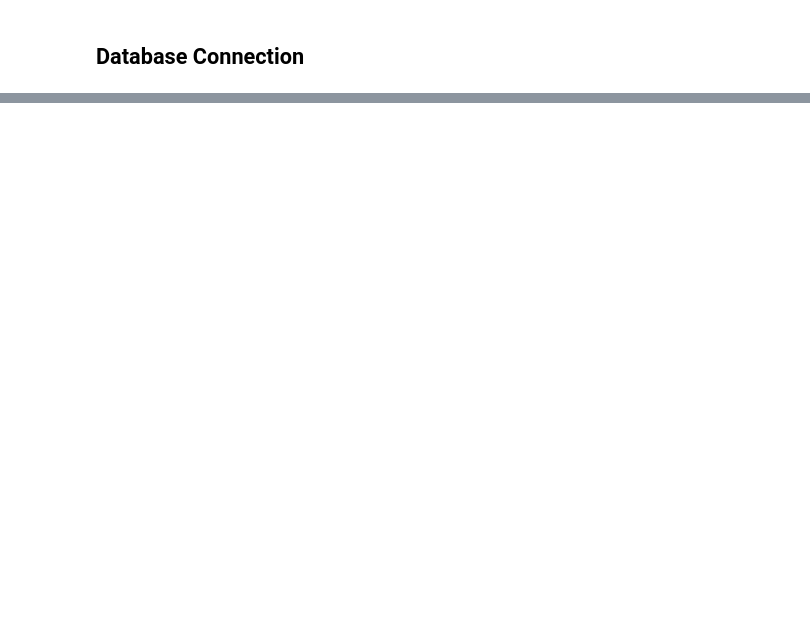
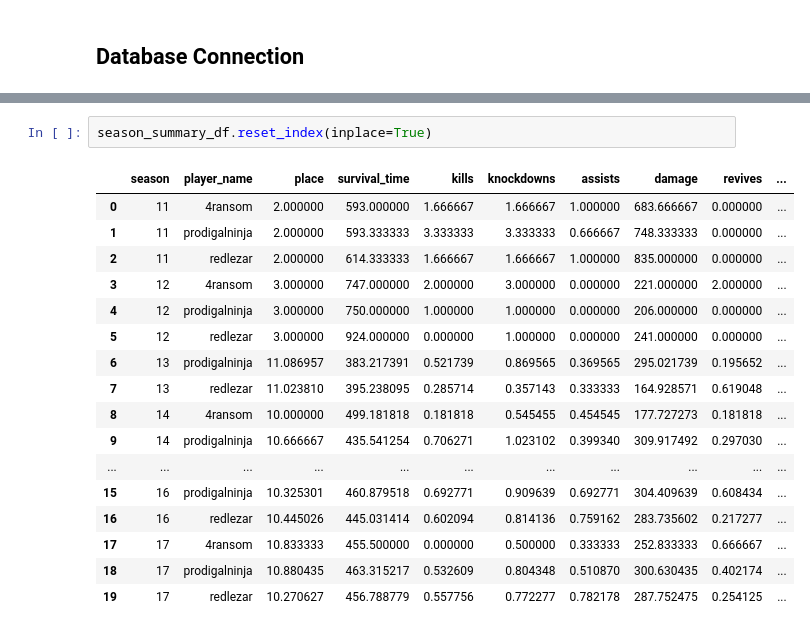
Before and after one commit to eqnguyen/apex-ocr-server, a Jupyter notebook: notebooks/data_explorer.ipynb, the cells around one changed output, grey strips where cells are left out. Cells and saved outputs as stored; diff of their text form; blank space fills up the shorter version.

```diff
--- a/notebooks/data_explorer.ipynb
+++ b/notebooks/data_explorer.ipynb
@@ -37,0 +140,20 @@ TypeError: getattr(): attribute name must be string
+# %%
+season_summary_df.reset_index(inplace=True)
+# %% [output]
+|  | season | player_name | place | survival_time | kills | knockdowns | assists | damage | revives | ... |
+| 0 | 11 | 4ransom | 2.000000 | 593.000000 | 1.666667 | 1.666667 | 1.000000 | 683.666667 | 0.000000 | ... |
+| 1 | 11 | prodigalninja | 2.000000 | 593.333333 | 3.333333 | 3.333333 | 0.666667 | 748.333333 | 0.000000 | ... |
+| 2 | 11 | redlezar | 2.000000 | 614.333333 | 1.666667 | 1.666667 | 1.000000 | 835.000000 | 0.000000 | ... |
+| 3 | 12 | 4ransom | 3.000000 | 747.000000 | 2.000000 | 3.000000 | 0.000000 | 221.000000 | 2.000000 | ... |
+| 4 | 12 | prodigalninja | 3.000000 | 750.000000 | 1.000000 | 1.000000 | 0.000000 | 206.000000 | 0.000000 | ... |
+| 5 | 12 | redlezar | 3.000000 | 924.000000 | 0.000000 | 1.000000 | 0.000000 | 241.000000 | 0.000000 | ... |
+| 6 | 13 | prodigalninja | 11.086957 | 383.217391 | 0.521739 | 0.869565 | 0.369565 | 295.021739 | 0.195652 | ... |
+| 7 | 13 | redlezar | 11.023810 | 395.238095 | 0.285714 | 0.357143 | 0.333333 | 164.928571 | 0.619048 | ... |
+| 8 | 14 | 4ransom | 10.000000 | 499.181818 | 0.181818 | 0.545455 | 0.454545 | 177.727273 | 0.181818 | ... |
+| 9 | 14 | prodigalninja | 10.666667 | 435.541254 | 0.706271 | 1.023102 | 0.399340 | 309.917492 | 0.297030 | ... |
+| ... | ... | ... | ... | ... | ... | ... | ... | ... | ... | ... |
+| 15 | 16 | prodigalninja | 10.325301 | 460.879518 | 0.692771 | 0.909639 | 0.692771 | 304.409639 | 0.608434 | ... |
+| 16 | 16 | redlezar | 10.445026 | 445.031414 | 0.602094 | 0.814136 | 0.759162 | 283.735602 | 0.217277 | ... |
+| 17 | 17 | 4ransom | 10.833333 | 455.500000 | 0.000000 | 0.500000 | 0.333333 | 252.833333 | 0.666667 | ... |
+| 18 | 17 | prodigalninja | 10.880435 | 463.315217 | 0.532609 | 0.804348 | 0.510870 | 300.630435 | 0.402174 | ... |
+| 19 | 17 | redlezar | 10.270627 | 456.788779 | 0.557756 | 0.772277 | 0.782178 | 287.752475 | 0.254125 | ... |
```
Also changed, not shown: parts of 16 cells of this notebook.
